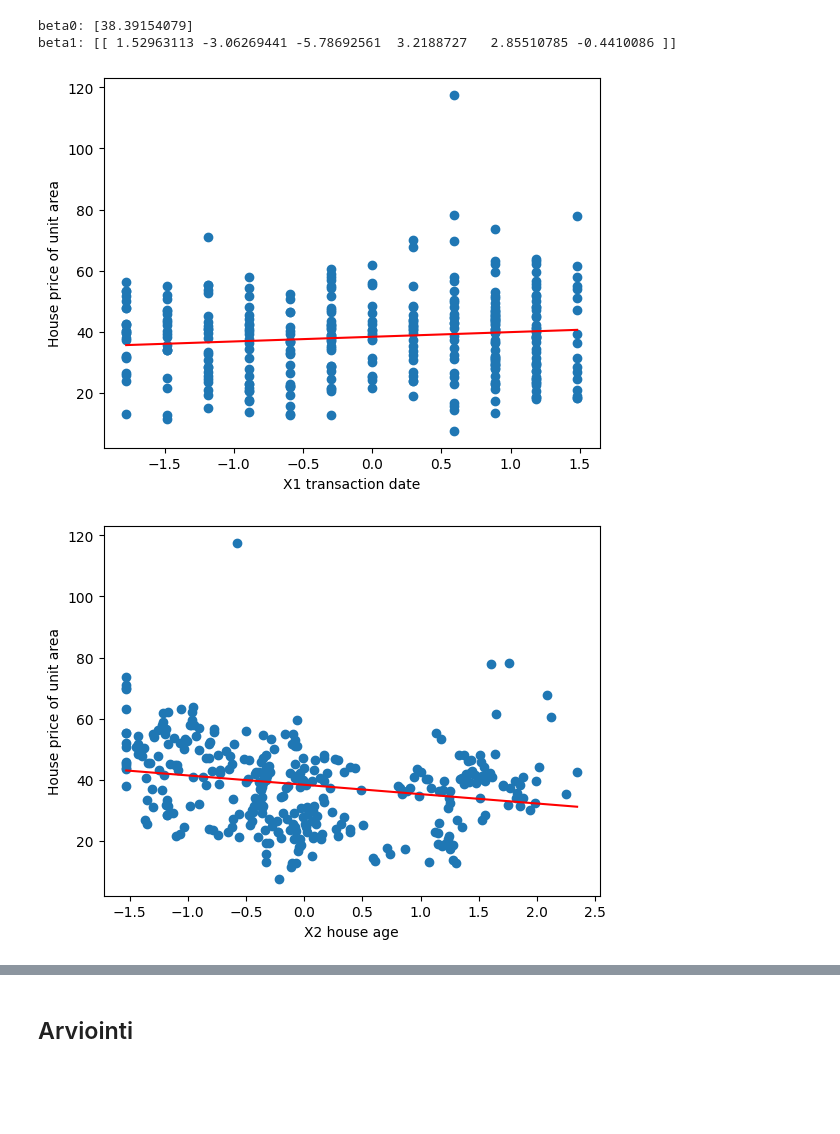
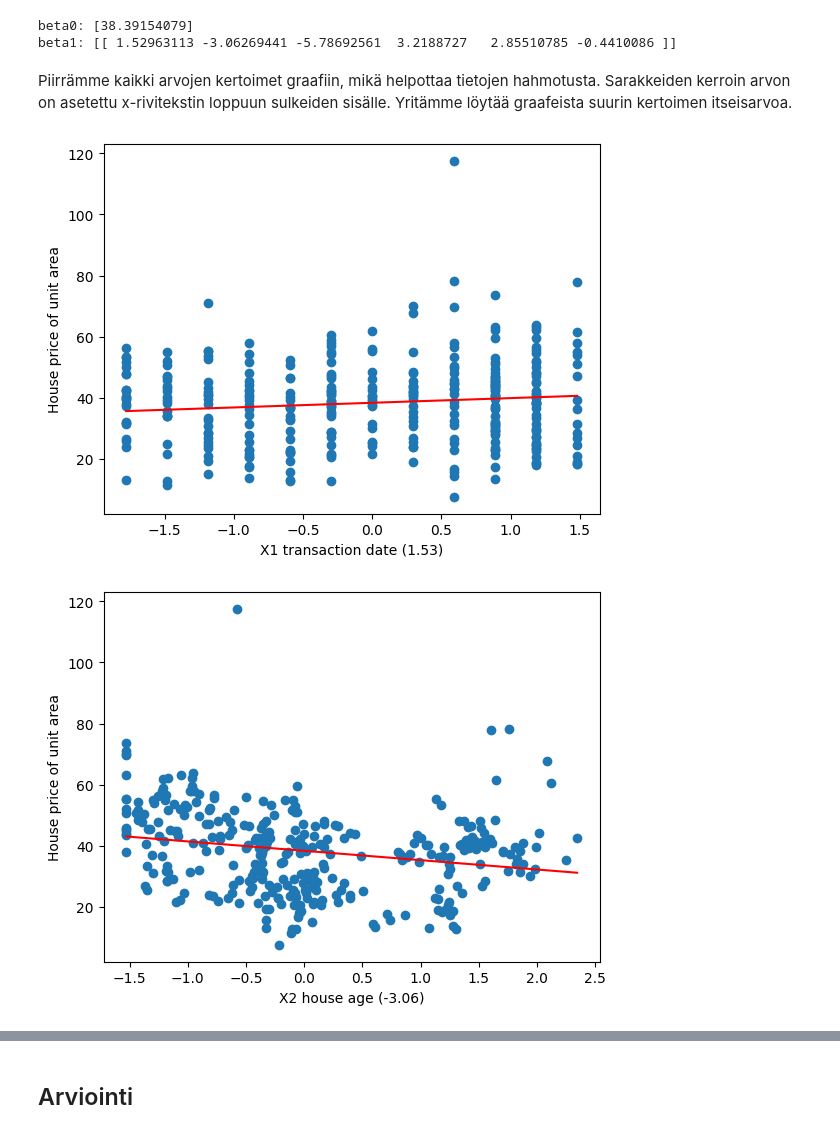
Before and after one commit to kassu11/machine-learning-AMK, a Jupyter notebook: Linear_and_Logistic_Regression/Linear_and_logistic_regression.ipynb, the cells around one changed output, grey strips where cells are left out. Saved outputs shown, nothing was run; the diff lists cells and outputs as text; code cells hidden in the pictures; blank space fills up the shorter version.

```diff
--- a/Linear_and_Logistic_Regression/Linear_and_logistic_regression.ipynb
+++ b/Linear_and_Logistic_Regression/Linear_and_logistic_regression.ipynb
@@ -72,6 +72,7 @@ X_train, X_test, y_train, y_test = train_test_split(X, y, test_size=0.2, random_
 from sklearn.preprocessing import StandardScaler
 #datan skaalaus
 scaler = StandardScaler()
+X_test = pd.DataFrame(scaler.fit_transform(X_test), columns=X_test.columns)
 X_train = pd.DataFrame(scaler.fit_transform(X_train), columns=X_train.columns)
 X_train
 # %% [output]
@@ -94,26 +95,28 @@ X_train
 # linear regression
 from sklearn.linear_model import LinearRegression
 
-model = LinearRegression().fit(X_train, y_train)
-beta0 = model.intercept_
-beta1 = model.coef_
+lin = LinearRegression().fit(X_train, y_train)
+beta0 = lin.intercept_
+beta1 = lin.coef_
 print("beta0:", + beta0)
 print("beta1:", + beta1)
 # %% [output]
 beta0: [38.39154079]
 beta1: [[ 1.52963113 -3.06269441 -5.78692561  3.2188727   2.85510785 -0.4410086 ]]
+# %% [markdown]
+Piirrämme kaikki arvojen kertoimet graafiin, mikä helpottaa tietojen hahmotusta. Sarakkeiden kerroin arvon on asetettu x-rivitekstin loppuun sulkeiden sisälle. Yritämme löytää graafeista suurin kertoimen itseisarvoa.
 # %%
 from matplotlib import pyplot as plt
 i = 0
 for feature in X_train.columns:
     plt.scatter(X_train[feature], y_train)
-    xs = np.linspace(min(X_train[feature]), max(X_train[feature]), 331)
+    xs = np.linspace(min(X_train[feature]), max(X_train[feature]), 500)
     ys = beta0 + beta1[0][i] * xs
-    i += 1
     plt.plot(xs, ys, color='red')
-    plt.xlabel(feature)
+    plt.xlabel(f"{feature} ({beta1[0][i]:.2f})")
     plt.ylabel('House price of unit area')
     plt.show()
+    i += 1
 # %% [output]
-[figure, old version]
+[figure, new version]
-[figure, old version]
+[figure, new version]
```
Also changed, not shown: parts of 9 cells of this notebook.
